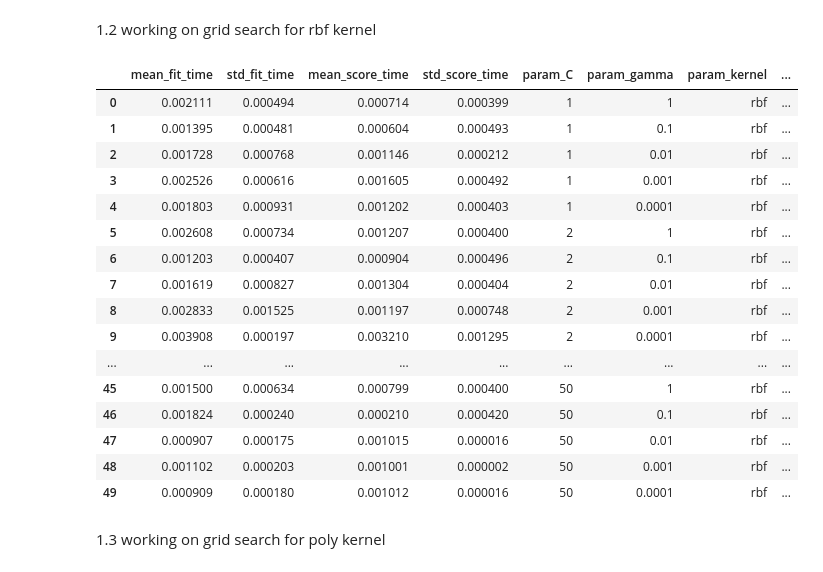
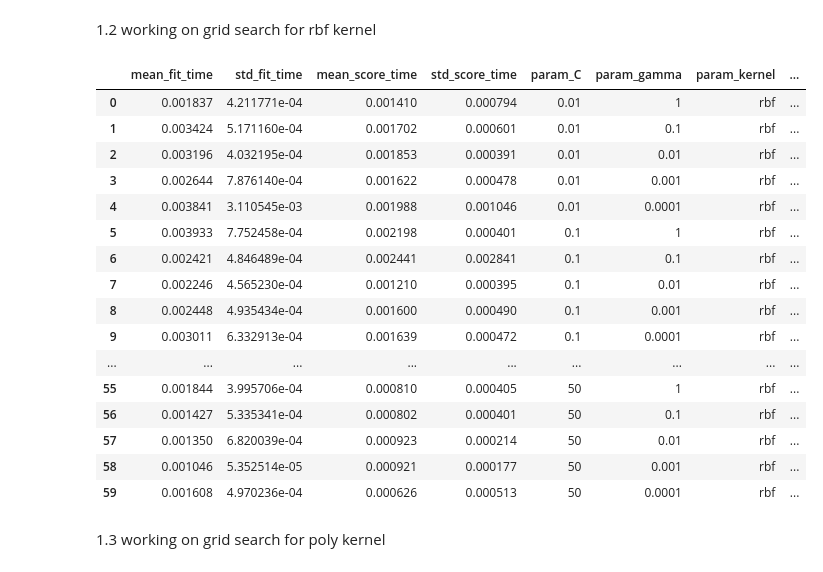
Before and after one commit to djolodjolo23/machine_learning_a3, a Jupyter notebook: Exercise1.ipynb, the cells around one changed output. Drawn from its saved outputs; the diff is of its cells as text; code cells hidden in the pictures.

```diff
--- a/Exercise1.ipynb
+++ b/Exercise1.ipynb
@@ -55,11 +55,11 @@ for kernel in kernels:
 # %%
 clf = GridSearchCV(SVC(), {
     'kernel': ['linear'],
-    'C': [1, 2, 3, 4, 5, 10, 20, 30, 40, 50, 100]
+    'C': [0.01, 0.1, 1, 2, 3, 4, 5, 10, 20]
 }, cv=5, return_train_score=False)
 clf.fit(X, y)
 df = pd.DataFrame(clf.cv_results_)
-best_hyperparameters_linear = df[df['rank_test_score'] == 1]['params']
+best_hyperparameters_linear = df[df['rank_test_score'].isin([1, 2, 3, 4, 5])].sort_values('rank_test_score')['params']
 df
 # %% [output]
 |  | mean_fit_time | std_fit_time | mean_score_time | std_score_time | param_C | param_kernel | params | ... |
@@ -79,31 +77,31 @@ df
 # %%
 clf = GridSearchCV(SVC(), {
     'kernel': ['rbf'],
-    'C': [1, 2, 3, 4, 5, 10, 20, 30, 40, 50],
+    'C': [0.01, 0.1, 1, 2, 3, 4, 5, 10, 20, 30, 40, 50],
     'gamma' : [1, 0.1, 0.01, 0.001, 0.0001]
 }, cv=5, return_train_score=False)
 clf.fit(X, y)
 df = pd.DataFrame(clf.cv_results_)
-best_hyperparameters_rbf = df[df['rank_test_score'] == 1]['params']
+best_hyperparameters_rbf = df[df['rank_test_score'].isin([1, 2, 3, 4, 5])].sort_values('rank_test_score')['params']
 df
 # %% [output]
 |  | mean_fit_time | std_fit_time | mean_score_time | std_score_time | param_C | param_gamma | param_kernel | ... |
-| 0 | 0.002111 | 0.000494 | 0.000714 | 0.000399 | 1 | 1 | rbf | ... |
-| 1 | 0.001395 | 0.000481 | 0.000604 | 0.000493 | 1 | 0.1 | rbf | ... |
-| 2 | 0.001728 | 0.000768 | 0.001146 | 0.000212 | 1 | 0.01 | rbf | ... |
-| 3 | 0.002526 | 0.000616 | 0.001605 | 0.000492 | 1 | 0.001 | rbf | ... |
-| 4 | 0.001803 | 0.000931 | 0.001202 | 0.000403 | 1 | 0.0001 | rbf | ... |
-| 5 | 0.002608 | 0.000734 | 0.001207 | 0.000400 | 2 | 1 | rbf | ... |
-| 6 | 0.001203 | 0.000407 | 0.000904 | 0.000496 | 2 | 0.1 | rbf | ... |
-| 7 | 0.001619 | 0.000827 | 0.001304 | 0.000404 | 2 | 0.01 | rbf | ... |
-| 8 | 0.002833 | 0.001525 | 0.001197 | 0.000748 | 2 | 0.001 | rbf | ... |
-| 9 | 0.003908 | 0.000197 | 0.003210 | 0.001295 | 2 | 0.0001 | rbf | ... |
+| 0 | 0.001837 | 4.211771e-04 | 0.001410 | 0.000794 | 0.01 | 1 | rbf | ... |
+| 1 | 0.003424 | 5.171160e-04 | 0.001702 | 0.000601 | 0.01 | 0.1 | rbf | ... |
+| 2 | 0.003196 | 4.032195e-04 | 0.001853 | 0.000391 | 0.01 | 0.01 | rbf | ... |
+| 3 | 0.002644 | 7.876140e-04 | 0.001622 | 0.000478 | 0.01 | 0.001 | rbf | ... |
+| 4 | 0.003841 | 3.110545e-03 | 0.001988 | 0.001046 | 0.01 | 0.0001 | rbf | ... |
+| 5 | 0.003933 | 7.752458e-04 | 0.002198 | 0.000401 | 0.1 | 1 | rbf | ... |
+| 6 | 0.002421 | 4.846489e-04 | 0.002441 | 0.002841 | 0.1 | 0.1 | rbf | ... |
+| 7 | 0.002246 | 4.565230e-04 | 0.001210 | 0.000395 | 0.1 | 0.01 | rbf | ... |
+| 8 | 0.002448 | 4.935434e-04 | 0.001600 | 0.000490 | 0.1 | 0.001 | rbf | ... |
+| 9 | 0.003011 | 6.332913e-04 | 0.001639 | 0.000472 | 0.1 | 0.0001 | rbf | ... |
 | ... | ... | ... | ... | ... | ... | ... | ... | ... |
-| 45 | 0.001500 | 0.000634 | 0.000799 | 0.000400 | 50 | 1 | rbf | ... |
-| 46 | 0.001824 | 0.000240 | 0.000210 | 0.000420 | 50 | 0.1 | rbf | ... |
-| 47 | 0.000907 | 0.000175 | 0.001015 | 0.000016 | 50 | 0.01 | rbf | ... |
-| 48 | 0.001102 | 0.000203 | 0.001001 | 0.000002 | 50 | 0.001 | rbf | ... |
-| 49 | 0.000909 | 0.000180 | 0.001012 | 0.000016 | 50 | 0.0001 | rbf | ... |
+| 55 | 0.001844 | 3.995706e-04 | 0.000810 | 0.000405 | 50 | 1 | rbf | ... |
+| 56 | 0.001427 | 5.335341e-04 | 0.000802 | 0.000401 | 50 | 0.1 | rbf | ... |
+| 57 | 0.001350 | 6.820039e-04 | 0.000923 | 0.000214 | 50 | 0.01 | rbf | ... |
+| 58 | 0.001046 | 5.352514e-05 | 0.000921 | 0.000177 | 50 | 0.001 | rbf | ... |
+| 59 | 0.001608 | 4.970236e-04 | 0.000626 | 0.000513 | 50 | 0.0001 | rbf | ... |
 # %% [markdown]
 1.3 working on grid search for poly kernel
 # %%
```
Also changed, not shown: parts of 8 cells of this notebook.
